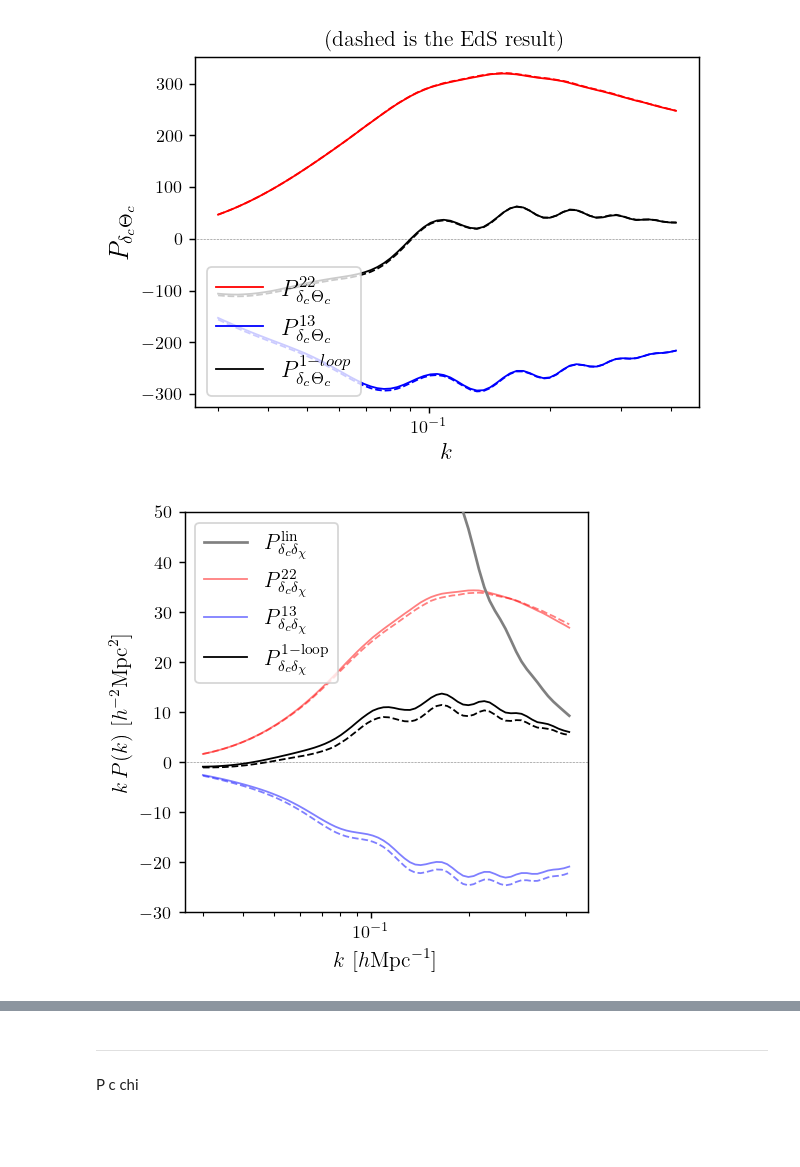
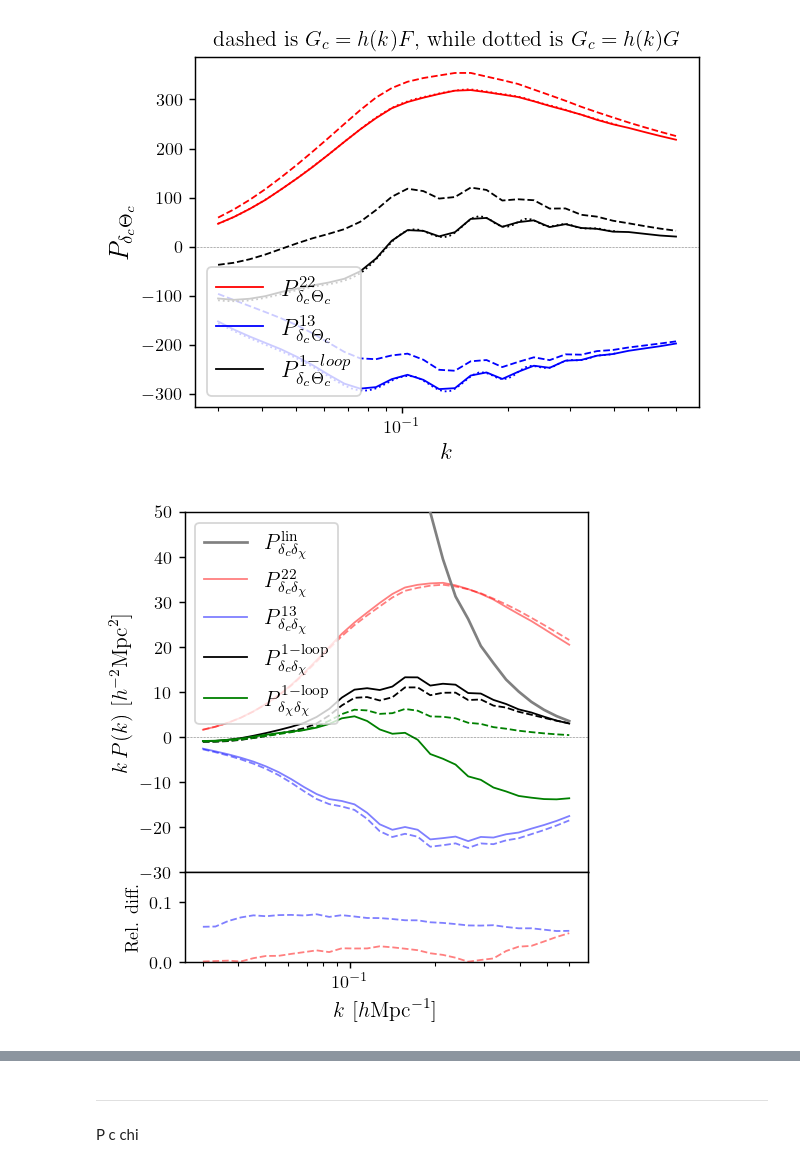
Before and after one commit to fverd/class, a Jupyter notebook: soundspeed-scripts/numerical-integrals/plot-numint-result.ipynb, the cells around one changed output, grey strips where cells are left out. Cells and saved outputs as stored; diff of their text form; code cells hidden in the pictures; blank space fills up the shorter version.

```diff
--- a/soundspeed-scripts/numerical-integrals/plot-numint-result.ipynb
+++ b/soundspeed-scripts/numerical-integrals/plot-numint-result.ipynb
@@ -8,8 +8,8 @@ plt.rcParams.update({
     "font.serif": ["Computer Modern"],
 })
 # %%
-k, dcdc22, dcdc22_EdS, dcTc22, dcTc22_EdS, dcdx22, dcdx22_EdS, dcTx22, dcTx22_EdS, PL_cc, TL_x =np.loadtxt('/home/fverdian/class/soundspeed-scripts/numerical-integrals/results/P22-ma27p0-fx0p1-N5000.txt', unpack=True)[:,:70]
+k, dcdc22, dcdc22_EdS, dcTc22, dcTc22_EdS, dcdx22, dcdx22_EdS, dcTx22, dcTx22_EdS, dxdx22, dxdx22_EdS, PL_cc, TL_x =np.loadtxt('/home/fverdian/class/soundspeed-scripts/numerical-integrals/results/P22-ma27p0-fx0p1-N1000.txt', unpack=True)[:,:70]
 
-k, dcdc13, dcdc13_EdS, dcTc13, dcTc13_EdS, dcdx13, dcdx13_EdS, dcTx13, dcTx13_EdS, PL_cc, TL_x  =np.loadtxt('/home/fverdian/class/soundspeed-scripts/numerical-integrals/results/P13-ma27p0-fx0p1-N5000.txt', unpack=True)[:,:70]
+k, dcdc13, dcdc13_EdS, dcTc13, dcTc13_EdS, dcdx13, dcdx13_EdS, dcTx13, dcTx13_EdS, dxdx13, dxdx13_EdS, PL_cc, TL_x  =np.loadtxt('/home/fverdian/class/soundspeed-scripts/numerical-integrals/results/P13-ma27p0-fx0p1-N1000.txt', unpack=True)[:,:70]
 # %%
 plt.figure(figsize=(5,3.5),dpi=130)
@@ -43,15 +44,22 @@ plt.show()
 # %%
 plt.figure(figsize=(5,3.5),dpi=130)
 
+k_old, _, _, _, dcTc22_EdS_old, _, _, _, _, PL_cc, TL_x =np.loadtxt('/home/fverdian/class/soundspeed-scripts/numerical-integrals/results/old-Gchi-prescription/P22-ma27p0-fx0p1-N5000.txt', unpack=True)[:,:70]
+
+k_old, _, _, _, dcTc13_EdS_old, _, _, _, _, PL_cc, TL_x =np.loadtxt('/home/fverdian/class/soundspeed-scripts/numerical-integrals/results/old-Gchi-prescription/P13-ma27p0-fx0p1-N5000.txt', unpack=True)[:,:70]
+
 plt.plot(k, dcTc22, 'r', label=r'$P^{22}_{\delta_c\Theta_c}$', linewidth=1)
 plt.plot(k, dcTc22_EdS, 'r--', linewidth=1)
+plt.plot(k_old, dcTc22_EdS_old, 'r:', linewidth=1)
 
 
 plt.plot(k, dcTc13, 'b', label=r'$P^{13}_{\delta_c\Theta_c}$', linewidth=1)
 plt.plot(k, dcTc13_EdS, 'b--', linewidth=1)
+plt.plot(k_old, dcTc13_EdS_old, 'b:', linewidth=1)
 
 plt.plot(k, dcTc22+dcTc13, 'k', label=r'$P^{1-loop}_{\delta_c\Theta_c}$', linewidth=1)
 plt.plot(k, dcTc22_EdS+dcTc13_EdS, 'k--',linewidth=1)
+plt.plot(k_old, dcTc22_EdS_old+dcTc13_EdS_old, 'k:',linewidth=1)
 
 plt.axhline(y=0.,linestyle=':', color='k', linewidth=0.3)
 
@@ -59,40 +67,52 @@ plt.xscale('log')
 plt.ylabel(r"$P_{\delta_c\Theta_c}$", fontsize=15)
 plt.legend(fontsize=13, loc='lower left')
 plt.xlabel(r'$k$', fontsize=13)
-plt.title('(dashed is the EdS result)')
+plt.title('dashed is $G_c=h(k) F$, while dotted is $G_c=h(k) G$')
 # plt.savefig('/home/fverdian/class/soundspeed-scripts/figure/P-1loop-theory-deltaTheta.pdf', bbox_inches='tight')
 plt.show()
 # %% [output]
-[figure, old version]
+[figure, new version]
 # %%
-plt.figure(figsize=(4,4),dpi=130)
 
-plt.plot(k, k*PL_cc*TL_x, 'gray',linewidth=1.5, label='$P^{\mathrm{lin}}_{\delta_c\delta_\chi}$', zorder=4)
+fig, (ax1, ax2) = plt.subplots(2, 1, figsize=(4, 4.5), dpi=130, gridspec_kw={'height_ratios': [4, 1], 'hspace': 0.0})
 
-plt.plot(k, k*dcdx22, 'r', label=r'$P^{22}_{\delta_c\delta_\chi}$', linewidth=1, alpha=0.5)
-plt.plot(k, k*dcdx22_EdS, 'r--', linewidth=1, alpha=0.5)
+# Upper panel
+ax1.plot(k, k*PL_cc*TL_x, 'gray', linewidth=1.5, label='$P^{\mathrm{lin}}_{\delta_c\delta_\chi}$', zorder=4)
+ax1.plot(k, k*dcdx22, 'r', label=r'$P^{22}_{\delta_c\delta_\chi}$', linewidth=1, alpha=0.5)
+ax1.plot(k, k*dcdx22_EdS, 'r--', linewidth=1, alpha=0.5)
+ax1.plot(k, k*dcdx13, 'b', label=r'$P^{13}_{\delta_c\delta_\chi}$', linewidth=1, alpha=0.5)
+ax1.plot(k, k*dcdx13_EdS, 'b--', linewidth=1, alpha=0.5)
+ax1.plot(k, k*(dcdx22+dcdx13), 'k', label=r'$P^{\mathrm{1-loop}}_{\delta_c\delta_\chi}$', linewidth=1)
+ax1.plot(k, k*(dcdx22_EdS+dcdx13_EdS), 'k--', linewidth=1)
+ax1.plot(k, k*(dxdx22+dxdx13), 'g', label=r'$P^{\mathrm{1-loop}}_{\delta_\chi\delta_\chi}$', linewidth=1)
 
+ax1.plot(k, k*(dxdx22_EdS+dxdx13_EdS), 'g--', linewidth=1)
 
-plt.plot(k, k*dcdx13, 'b', label=r'$P^{13}_{\delta_c\delta_\chi}$', linewidth=1, alpha=0.5)
-plt.plot(k, k*dcdx13_EdS, 'b--', linewidth=1, alpha=0.5)
+ax1.axhline(y=0., linestyle=':', color='k', linewidth=0.3)
+ax1.set_xscale('log')
+ax1.set_ylim([-30, 50])
+ax1.set_ylim([-30, 50])
 
-plt.plot(k, k*(dcdx22+dcdx13), 'k', label=r'$P^{\mathrm{1-loop}}_{\delta_c\delta_\chi}$', linewidth=1)
-plt.plot(k, k*(dcdx22_EdS+dcdx13_EdS), 'k--',linewidth=1)
+ax1.legend(fontsize=12, loc='upper left')
+ax1.set_ylabel(r'$k\, P(k)$ $[h^{-2}\mathrm{Mpc}^{2}]$', fontsize=12)
+ax1.tick_params(axis='x', labelbottom=False)
 
+# Lower panel (relative differences)
+relative_diff_22 = (dcdx22 - dcdx22_EdS) / dcdx22_EdS
+relative_diff_13 = (dcdx13 - dcdx13_EdS) / dcdx13_EdS
+relative_diff_total = ((dcdx22 + dcdx13) - (dcdx22_EdS + dcdx13_EdS)) / (dcdx22_EdS + dcdx13_EdS)
 
-plt.axhline(y=0.,linestyle=':', color='k', linewidth=0.3)
+ax2.plot(k, np.abs(relative_diff_22), 'r', label=r'Rel. diff. $P^{22}$', linewidth=1, alpha=0.5, linestyle='--')
+ax2.plot(k, np.abs(relative_diff_13), 'b', label=r'Rel. diff. $P^{13}$', linewidth=1, alpha=0.5, linestyle='--')
+ax2.set_ylim([0,0.15])
+ax2.set_xscale('log')
+ax2.set_xlabel(r'$k$ $[h\mathrm{Mpc}^{-1}]$', fontsize=12)
+ax2.set_ylabel('Rel. diff.', fontsize=10)
+# plt.savefig('/home/fverdian/class/soundspeed-scripts/figure/1loop_num_dcdchi.pdf', bbox_inches='tight')
 
-plt.xscale('log')
-# plt.yscale('log')
-plt.ylim([-30,50])
-plt.legend(fontsize=12, loc='upper left')
-plt.xlabel(r'$k$ $[h\mathrm{Mpc}^{-1}]$', fontsize=12)
-plt.ylabel(r'$k\, P(k)$ $[h^{-2}\mathrm{Mpc}^{2}]$', fontsize=12)
-
-# plt.savefig('/home/fverdian/class/soundspeed-scripts/figure/1loop_num_dcdchi.pdf', bbox_inches='tight')
 plt.show()
 # %% [output]
-[figure, old version]
+[figure, new version]
 # %%
 plt.figure(figsize=(4,4),dpi=130)
 
```
Also changed, not shown: parts of 2 cells of this notebook, 23 other files.
